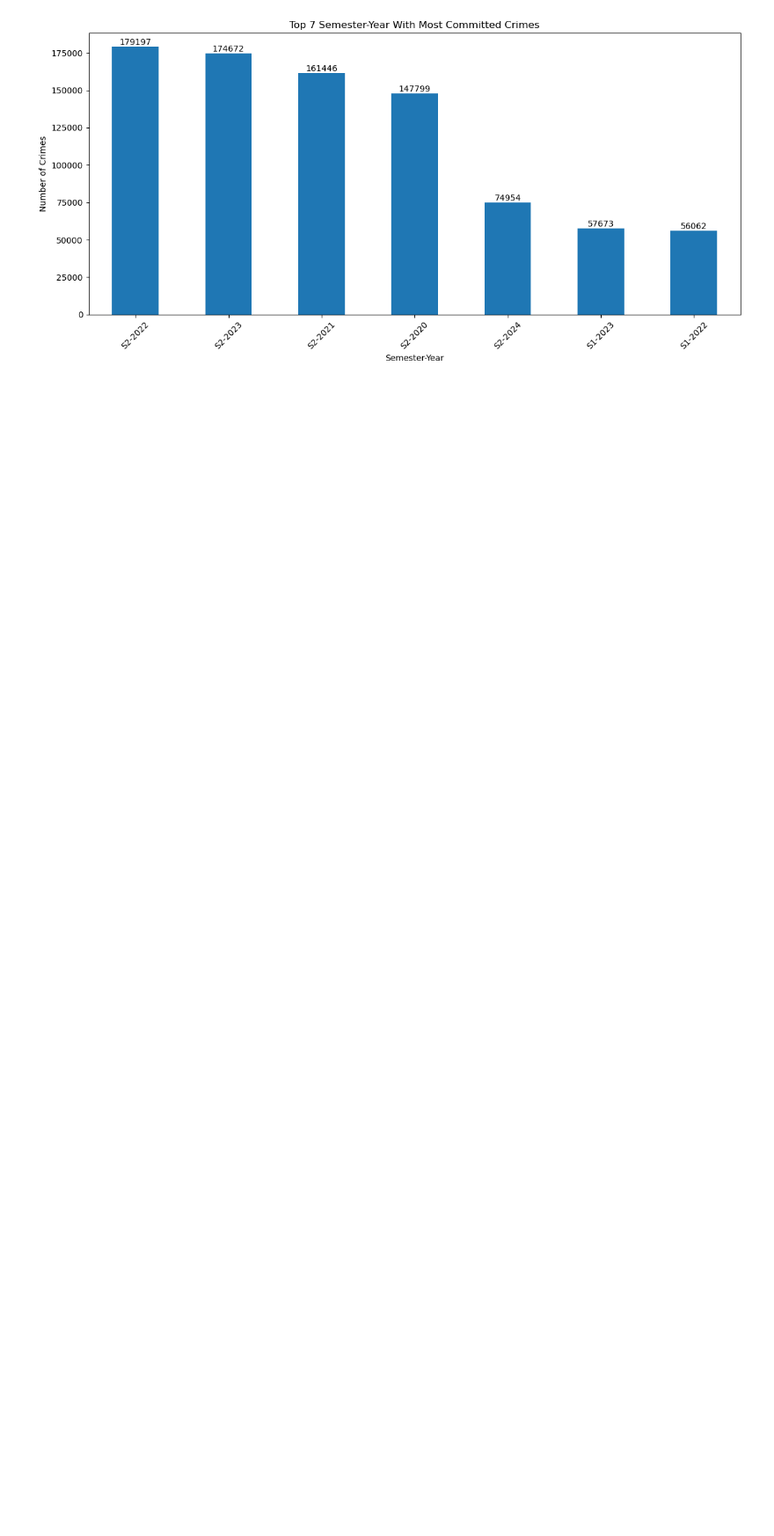
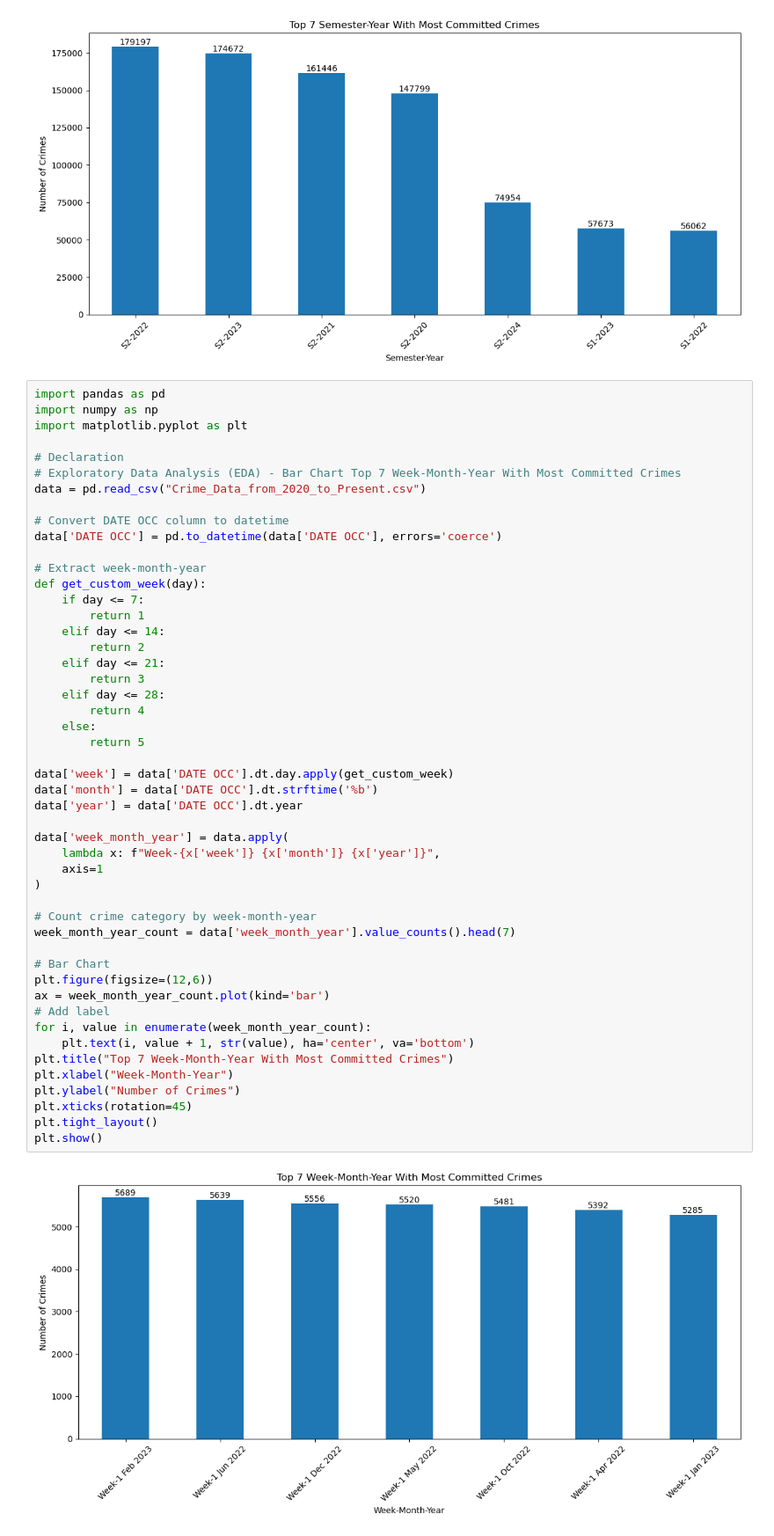
Before and after one commit to FlazeFy2/DS-Crime_Data_from_2020_to_Nov2025, a Jupyter notebook: exploratory data analysis-bar.ipynb, the cells around one changed output. Shown at 88% size. Drawn from its saved outputs; the diff is of its cells as text; blank space fills up the shorter version.

Commit message:
[DS] Exploratory Data Analysis (EDA) - Bar Chart Top 7 Week-Month-Year With Most Committed Crimes

```diff
--- a/exploratory data analysis-bar.ipynb
+++ b/exploratory data analysis-bar.ipynb
@@ -199,3 +199,54 @@ plt.tight_layout()
 plt.show()
 # %% [output]
 [figure]
+# %%
+import pandas as pd
+import numpy as np
+import matplotlib.pyplot as plt
+
+# Declaration
+# Exploratory Data Analysis (EDA) - Bar Chart Top 7 Week-Month-Year With Most Committed Crimes
+data = pd.read_csv("Crime_Data_from_2020_to_Present.csv")
+
+# Convert DATE OCC column to datetime
+data['DATE OCC'] = pd.to_datetime(data['DATE OCC'], errors='coerce')
+
+# Extract week-month-year
+def get_custom_week(day):
+    if day <= 7:
+        return 1
+    elif day <= 14:
+        return 2
+    elif day <= 21:
+        return 3
+    elif day <= 28:
+        return 4
+    else:
+        return 5
+
+data['week'] = data['DATE OCC'].dt.day.apply(get_custom_week)
+data['month'] = data['DATE OCC'].dt.strftime('%b')
+data['year'] = data['DATE OCC'].dt.year
+
+data['week_month_year'] = data.apply(
+    lambda x: f"Week-{x['week']} {x['month']} {x['year']}",
+    axis=1
+)
+
+# Count crime category by week-month-year
+week_month_year_count = data['week_month_year'].value_counts().head(7)
+
+# Bar Chart
+plt.figure(figsize=(12,6))
+ax = week_month_year_count.plot(kind='bar')
+# Add label
+for i, value in enumerate(week_month_year_count):
+    plt.text(i, value + 1, str(value), ha='center', va='bottom')
+plt.title("Top 7 Week-Month-Year With Most Committed Crimes")
+plt.xlabel("Week-Month-Year")
+plt.ylabel("Number of Crimes")
+plt.xticks(rotation=45)
+plt.tight_layout()
+plt.show()
+# %% [output]
+[figure, added]
```
